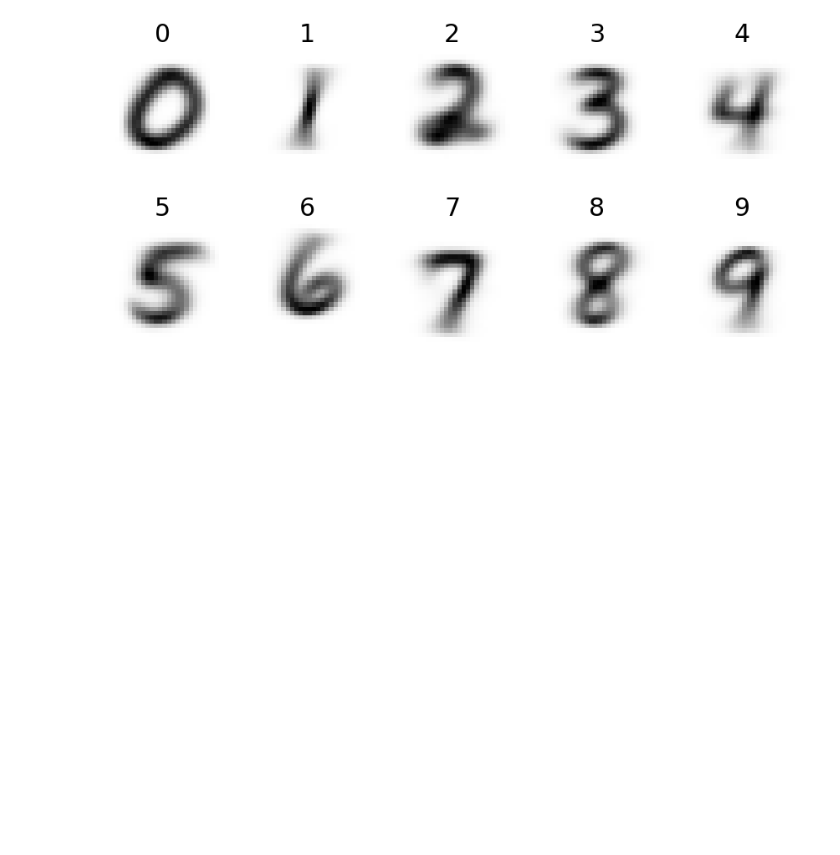
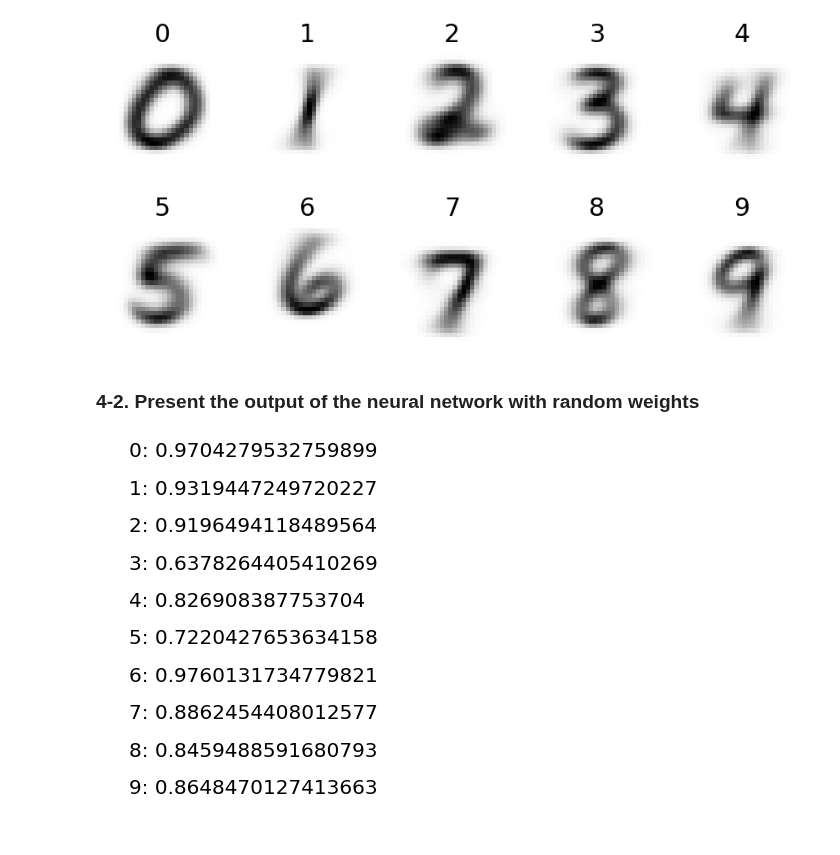
Before and after one commit to ihooni/class-MachineLearning, a Jupyter notebook: 08/assignment-08.ipynb, the cells around one changed output. Drawn from its saved outputs; the diff is of its cells as text; code cells hidden in the pictures; blank space fills up the shorter version.

Commit message:
chore: present the output of the neural network with random weights

```diff
--- a/08/assignment-08.ipynb
+++ b/08/assignment-08.ipynb
@@ -59,3 +59,17 @@ for digit, X_avg in enumerate(X_avgs):
 plt.show()
 # %% [output]
 [figure]
+# %% [markdown]
+### 4-2. Present the output of the neural network with random weights
+# %%
+ax = plt.axes([0, 0, 0.3, 1.3])
+ax.set_xticks([])
+ax.set_yticks([])
+ax.axis('off')
+
+for digit, X_output_avg in enumerate(X_output_avgs):
+  plt.text(0.2, 1.0 - digit/10, f'{digit}: {X_output_avg}', size=20, color='black')
+
+plt.show()
+# %% [output]
+[figure, added]
```
